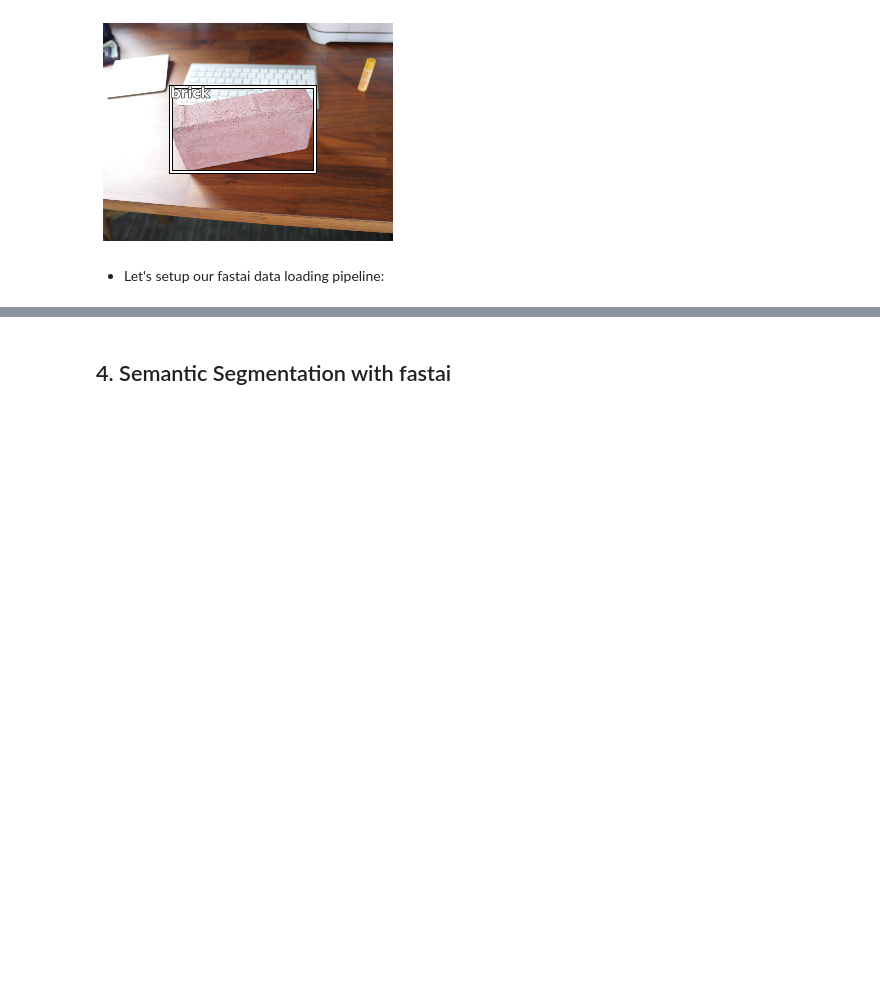
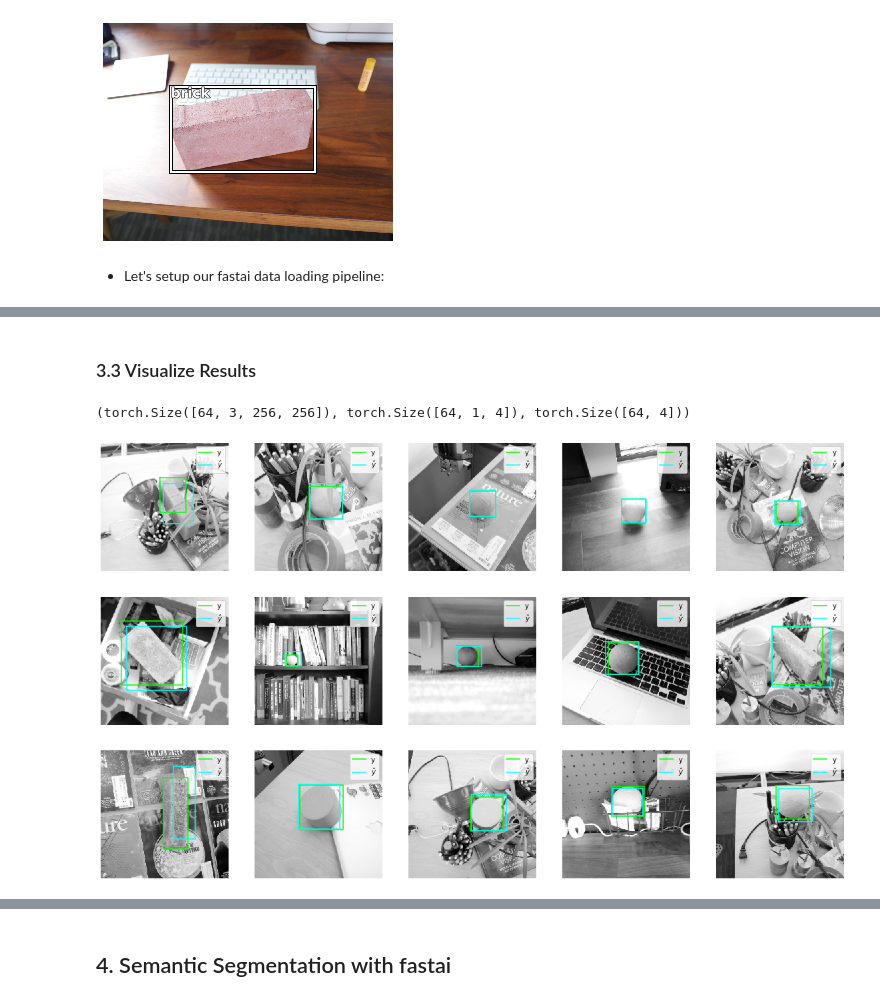
Before and after one commit to unccv/deep_learning_for_computer_vision, a Jupyter notebook: notebooks/Get Results Fast with fastai.ipynb, the cells around one changed output, grey strips where cells are left out. Saved outputs shown, nothing was run; the diff lists cells and outputs as text; code cells hidden in the pictures; blank space fills up the shorter version.

```diff
--- a/notebooks/Get Results Fast with fastai.ipynb
+++ b/notebooks/Get Results Fast with fastai.ipynb
@@ -263,0 +345,3 @@ custom_head = nn.Sequential(
+# %%
+lr=5e-4
+learn.fit_one_cycle(8, slice(lr/10, lr))
@@ -263,0 +360,38 @@ custom_head = nn.Sequential(
+# %% [markdown]
+### 3.3 Visualize Results
+# %%
+def compute_corner_locations(y, im_shape=(256,256)):
+    shape_vec=np.array(im_shape*2)
+    bounds=((y+1)*shape_vec/2).ravel()
+    corners=np.array([[bounds[1], bounds[0]],
+                      [bounds[3], bounds[0]],
+                      [bounds[3], bounds[2]],
+                      [bounds[1], bounds[2]],
+                      [bounds[1], bounds[0]]])
+    return corners
+# %%
+x,y = next(iter(learn.data.valid_dl))
+with torch.no_grad():
+    yhat = learn.model(x.to('cuda'))
+# %%
+x.shape, y[0].shape, yhat.shape
+# %% [output]
+(torch.Size([64, 3, 256, 256]), torch.Size([64, 1, 4]), torch.Size([64, 4]))
+# %%
+#Reshape image block and convert to numpy for visualization:
+x_numpy=np.moveaxis(x.cpu().numpy(), (0, 2, 3, 1), (0, 1, 2, 3))
+# %%
+fig=figure(0, (20,12))
+for i in range(15):
+    fig.add_subplot(3,5,i+1)
+    imshow(x_numpy[i].mean(axis=2), cmap='gray')
+
+    corners=compute_corner_locations(y[0][i].cpu().numpy())
+    plot(corners[:, 0], corners[:,1], c=(0, 1, 0))
+
+    corners=compute_corner_locations(yhat[i].cpu().numpy())
+    plot(corners[:, 0], corners[:,1], c=(0, 1, 1))
+    axis('off')
+    legend(['y', '$\hat{y}$'])
+# %% [output]
+[figure, added]
```
Also changed, not shown: parts of 34 cells of this notebook.
